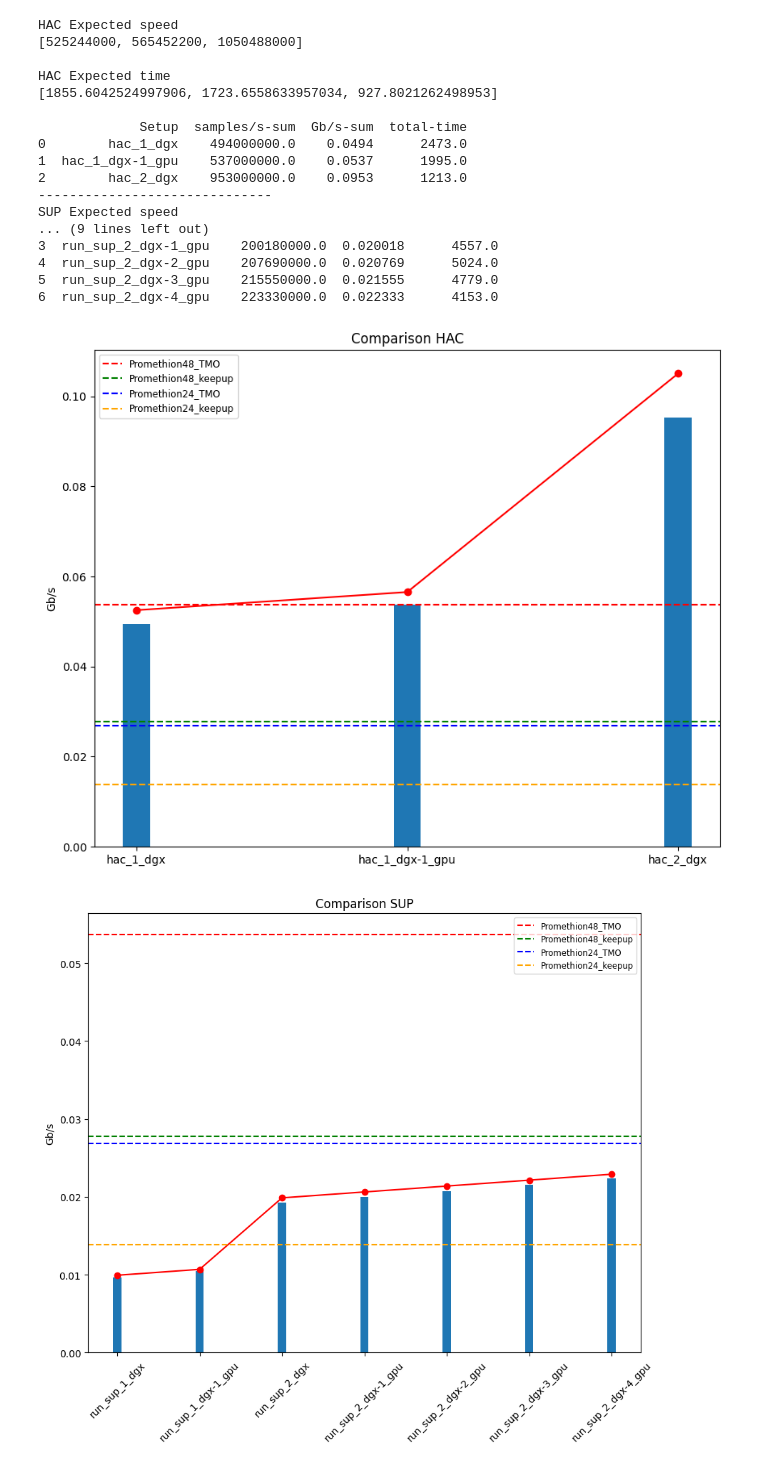
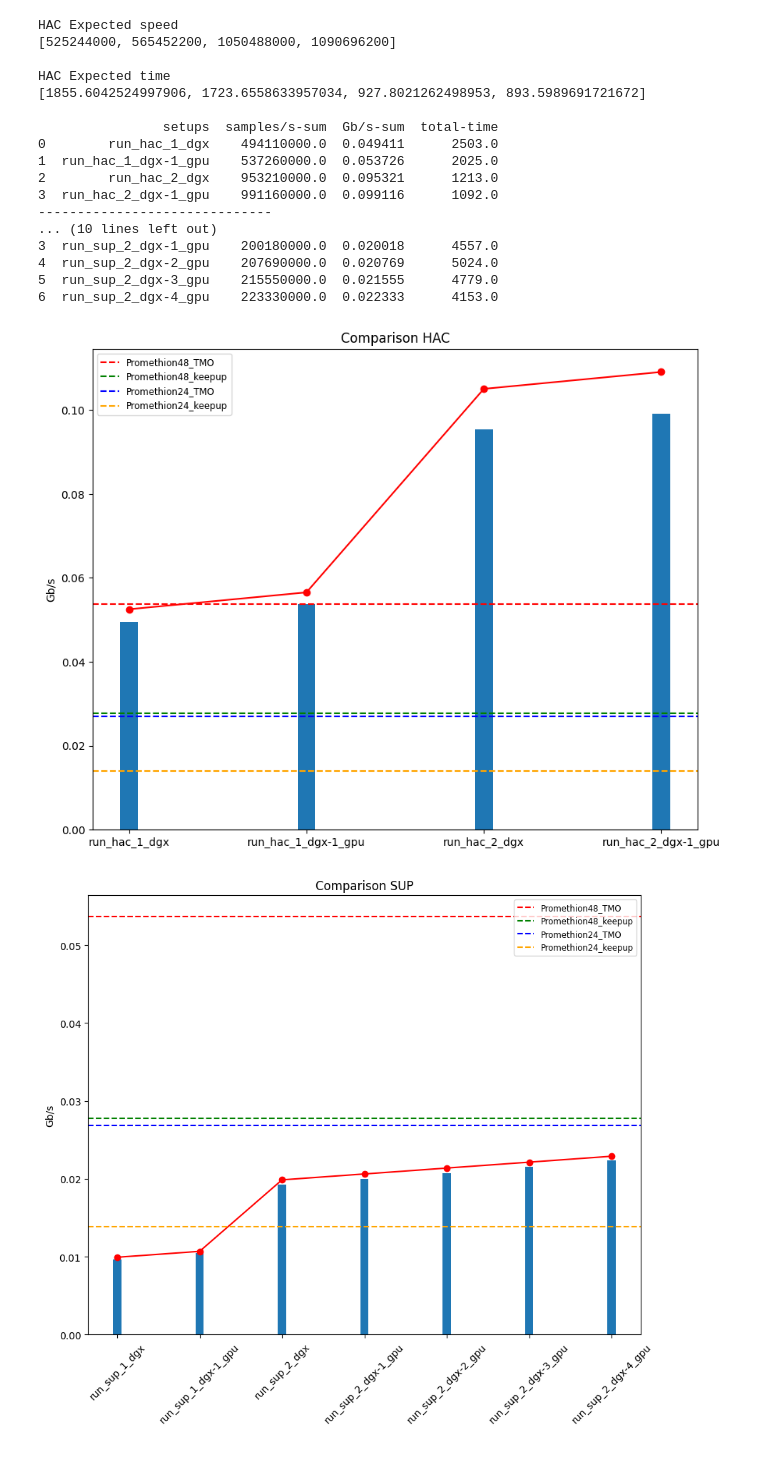
Before and after one commit to RodTol/Cluster_Basecalling_Manager, a Jupyter notebook: BC_benchmarks_logs/BC_plots.ipynb, the cells around one changed output. Saved outputs shown, nothing was run; the diff lists cells and outputs as text; code cells hidden in the pictures.

Commit message:
BC plots

```diff
--- a/BC_benchmarks_logs/BC_plots.ipynb
+++ b/BC_benchmarks_logs/BC_plots.ipynb
@@ -17,7 +17,12 @@ V100x2_speed_sup = 2*V100_speed_sup
 
 hac_setup_expected_speed = [A100x8_speed_hac,
                         A100x8_speed_hac+V100x2_speed_hac,
-                        A100x8_speed_hac*2]
+                        A100x8_speed_hac*2,
+                        2*A100x8_speed_hac+1*V100x2_speed_hac,
+                        #2*A100x8_speed_hac+2*V100x2_speed_hac,
+                        #2*A100x8_speed_hac+3*V100x2_speed_hac,
+                        #2*A100x8_speed_hac+4*V100x2_speed_hac
+                           ]
 
 hac_setup_expected_speed_Gb = [speed/(10*1000*1000*1000) for speed in hac_setup_expected_speed]
 
@@ -46,7 +51,7 @@ print()
 print('HAC Expected time')
 print(hac_setup_expected_time)
 print()
-df_runs = pd.read_csv('runs_hac.csv')
+df_runs_hac = pd.read_csv('runs_hac.csv')
 print(df_runs)
 print("------------------------------")
 print('SUP Expected speed')
@@ -59,18 +64,18 @@ df_runs_sup = pd.read_csv('runs_sup.csv')
 print(df_runs_sup)
 # %% [output]
 HAC Expected speed
-[525244000, 565452200, 1050488000]
+[525244000, 565452200, 1050488000, 1090696200]
 
 HAC Expected time
-[1855.6042524997906, 1723.6558633957034, 927.8021262498953]
+[1855.6042524997906, 1723.6558633957034, 927.8021262498953, 893.5989691721672]
 
-             Setup  samples/s-sum  Gb/s-sum  total-time
-0        hac_1_dgx    494000000.0    0.0494      2473.0
-1  hac_1_dgx-1_gpu    537000000.0    0.0537      1995.0
-2        hac_2_dgx    953000000.0    0.0953      1213.0
+                setups  samples/s-sum  Gb/s-sum  total-time
+0        run_hac_1_dgx    494110000.0  0.049411      2503.0
+1  run_hac_1_dgx-1_gpu    537260000.0  0.053726      2025.0
+2        run_hac_2_dgx    953210000.0  0.095321      1213.0
+3  run_hac_2_dgx-1_gpu    991160000.0  0.099116      1092.0
 ------------------------------
-SUP Expected speed
-... (9 lines left out)
+... (10 lines left out)
 3  run_sup_2_dgx-1_gpu    200180000.0  0.020018      4557.0
 4  run_sup_2_dgx-2_gpu    207690000.0  0.020769      5024.0
 5  run_sup_2_dgx-3_gpu    215550000.0  0.021555      4779.0
@@ -80,37 +85,37 @@ SUP Expected speed
 fig, ax = plt.subplots(figsize=(10, 8))
 
 # Plotting
-setup_values = df_runs['Setup']
-gbps_values = df_runs['Gb/s-sum']
+setup_values = df_runs_hac['setups']
+gbps_values = df_runs_hac['Gb/s-sum']
 
 # Create a bar plot
 bars = plt.bar(setup_values, gbps_values, width=0.1)
-dots = plt.plot(df_runs['Setup'],hac_setup_expected_speed_Gb, marker = 'o', color='red')
+dots = plt.plot(df_runs_hac['setups'],hac_setup_expected_speed_Gb, marker = 'o', color='red')
 
 # Adding horizontal lines for the specified values in different colors
 values = {
     'Promethion48_TMO': 5.37e-02,
     'Promethion48_keepup': 2.78e-02,
     'Promethion24_TMO': 2.69e-02,
     'Promethion24_keepup': 1.39e-02
 }
 
 colors = ['red', 'green', 'blue', 'orange']
 
 for i, (label, value) in enumerate(values.items()):
     ax.axhline(y=value, color=colors[i], linestyle='--', label=label)
 
 plt.title('Comparison HAC')
 plt.ylabel('Gb/s')
 
 # Rotate x-axis labels
 plt.xticks(rotation=0)
 # Make legend smaller
 ax.legend(fontsize='small')
 
 plt.show()
 # %% [output]
-[figure, old version]
+[figure, new version]
 # %%
 # Enlarge the plot
 fig, ax = plt.subplots(figsize=(10, 8))
```
Also changed, not shown: parts of 3 cells of this notebook.
